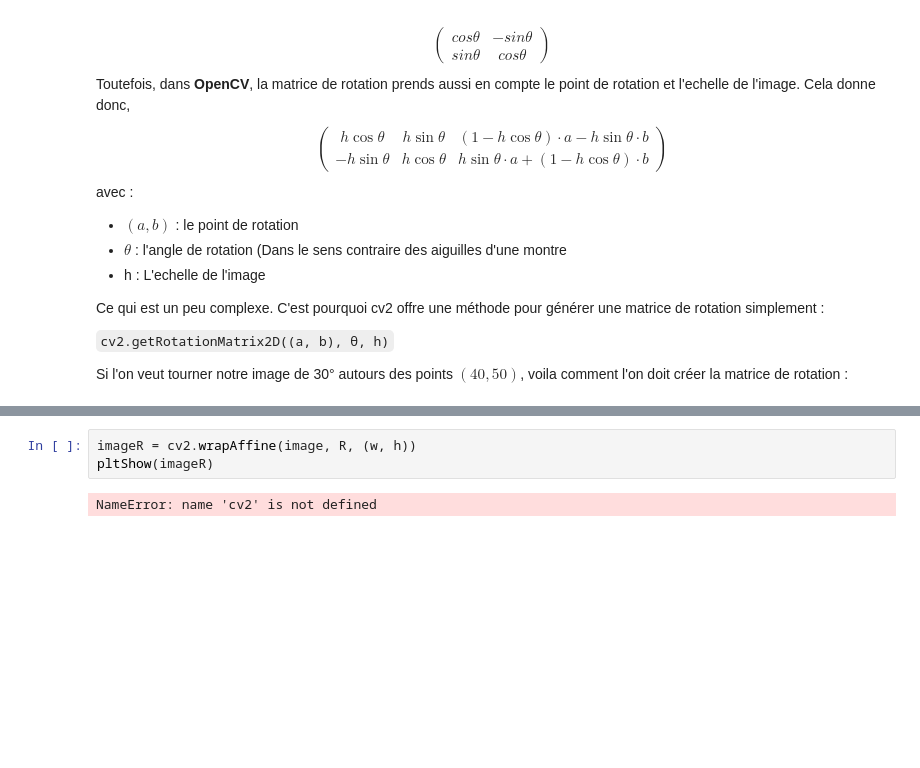
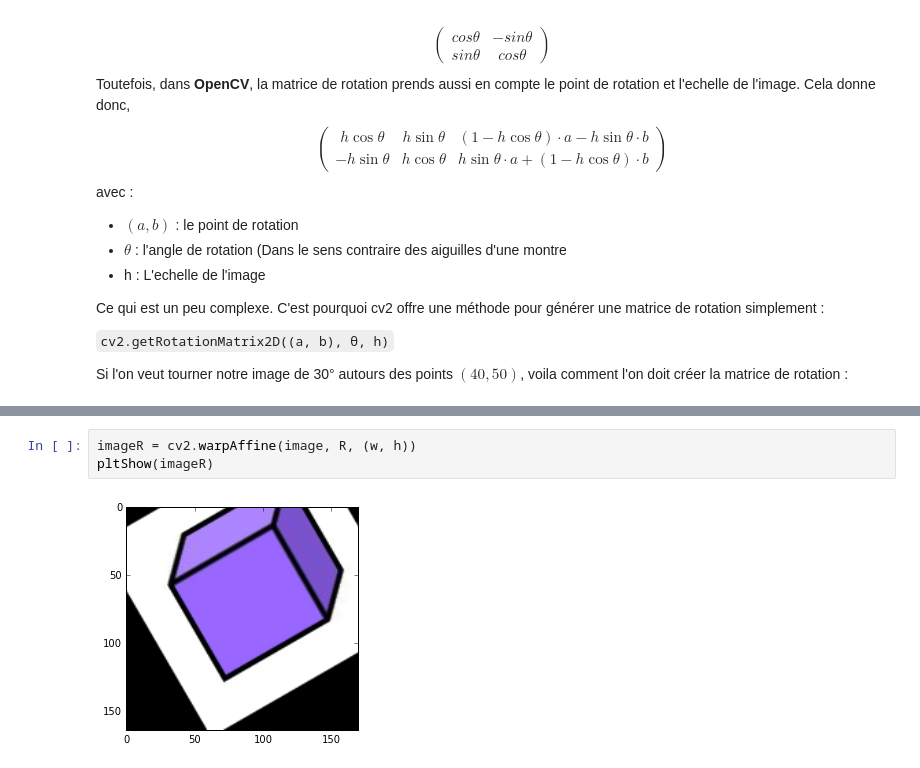
Before and after one commit to Bugnon/oc-2017, a Jupyter notebook: exam/Fleischer_LaTeX-NumPy.ipynb, the cells around one changed output, grey strips where cells are left out. Saved outputs shown, nothing was run; the diff lists cells and outputs as text; blank space fills up the shorter version.

```diff
--- a/exam/Fleischer_LaTeX-NumPy.ipynb
+++ b/exam/Fleischer_LaTeX-NumPy.ipynb
@@ -345,5 +344,5 @@ NameError: name 'cv2' is not defined
 # %%
-imageR = cv2.wrapAffine(image, R, (w, h))
+imageR = cv2.warpAffine(image, R, (w, h))
 pltShow(imageR)
 # %% [output]
-NameError: name 'cv2' is not defined
+[figure, added]
```
Also changed, not shown: parts of 6 cells of this notebook, 1 other file.
